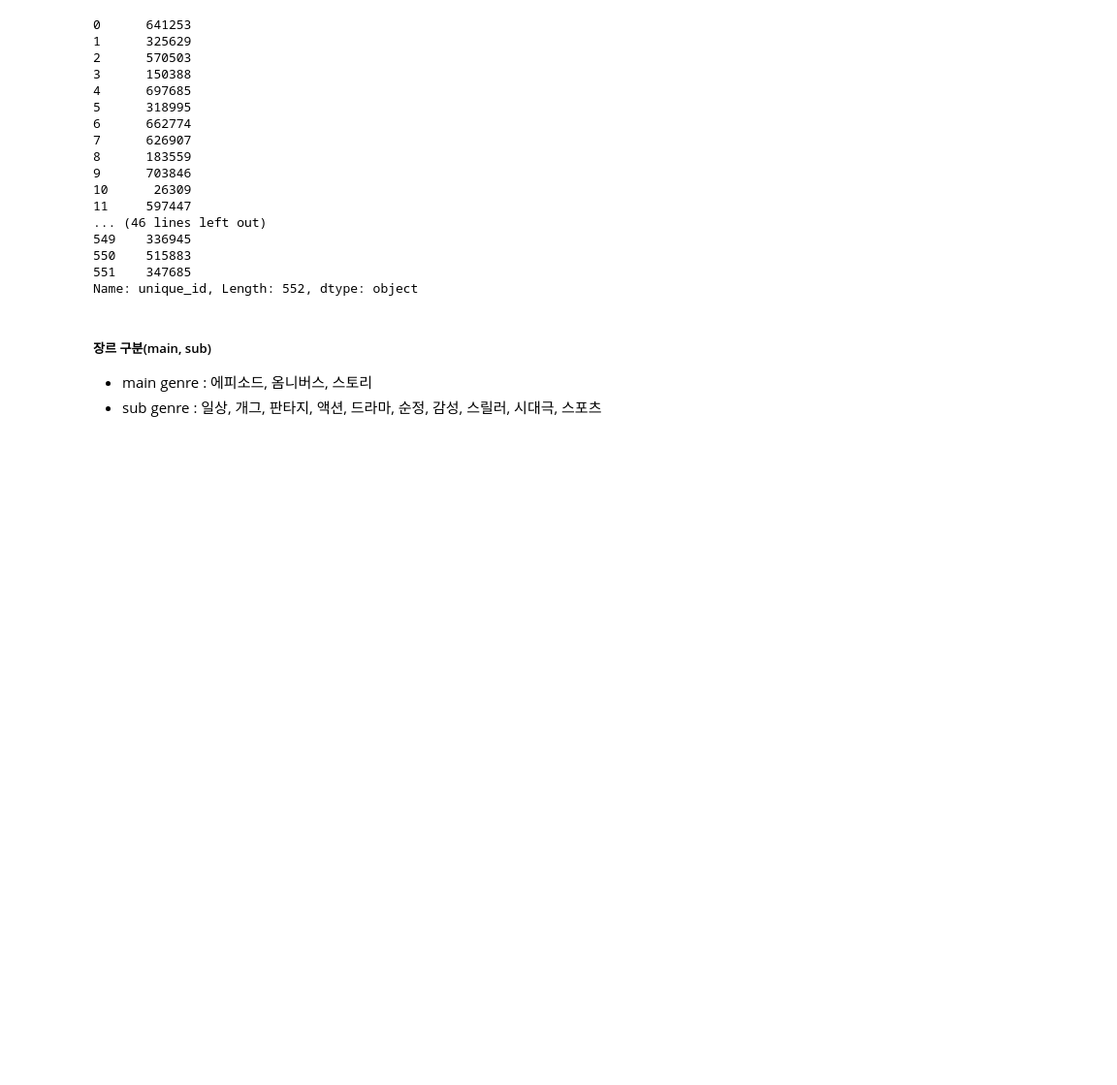
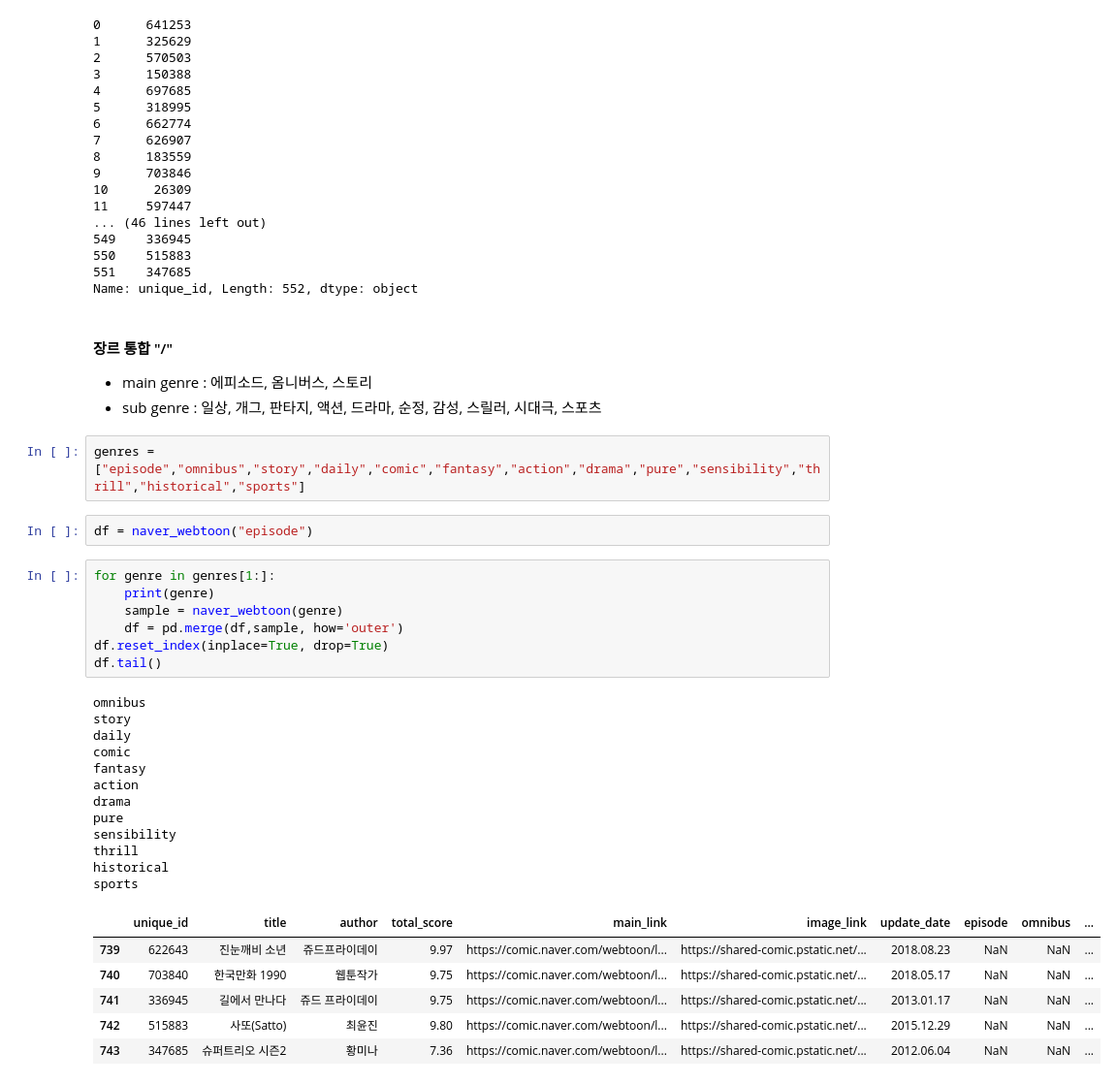
Before and after one commit to brightscannon/Webtoon_recommand_system, a Jupyter notebook: Crawling_test_Juno.ipynb, the cells around one changed output. Shown at 97% size. Saved outputs shown, nothing was run; the diff lists cells and outputs as text; blank space fills up the shorter version.

```diff
--- a/Crawling_test_Juno.ipynb
+++ b/Crawling_test_Juno.ipynb
@@ -217,6 +246,36 @@ story_df['unique_id']
 551    347685
 Name: unique_id, Length: 552, dtype: object
 # %% [markdown]
-##### 장르 구분(main, sub)
+#### 장르 통합  "/"
 - main genre : 에피소드, 옴니버스, 스토리
 - sub genre : 일상, 개그, 판타지, 액션, 드라마, 순정, 감성, 스릴러, 시대극, 스포츠
+# %%
+genres = ["episode","omnibus","story","daily","comic","fantasy","action","drama","pure","sensibility","thrill","historical","sports"]
+# %%
+df = naver_webtoon("episode")
+# %%
+for genre in genres[1:]:
+    print(genre)
+    sample = naver_webtoon(genre)
+    df = pd.merge(df,sample, how='outer')
+df.reset_index(inplace=True, drop=True)
+df.tail()
+# %% [output]
+omnibus
+story
+daily
+comic
+fantasy
+action
+drama
+pure
+sensibility
+thrill
+historical
+sports
+|  | unique_id | title | author | total_score | main_link | image_link | update_date | episode | omnibus | ... |
+| 739 | 622643 | 진눈깨비 소년 | 쥬드프라이데이 | 9.97 | https://comic.naver.com/webtoon/l... | https://shared-comic.pstatic.net/... | 2018.08.23 | NaN | NaN | ... |
+| 740 | 703840 | 한국만화 1990 | 웹툰작가 | 9.75 | https://comic.naver.com/webtoon/l... | https://shared-comic.pstatic.net/... | 2018.05.17 | NaN | NaN | ... |
+| 741 | 336945 | 길에서 만나다 | 쥬드 프라이데이 | 9.75 | https://comic.naver.com/webtoon/l... | https://shared-comic.pstatic.net/... | 2013.01.17 | NaN | NaN | ... |
+| 742 | 515883 | 사또(Satto) | 최윤진 | 9.80 | https://comic.naver.com/webtoon/l... | https://shared-comic.pstatic.net/... | 2015.12.29 | NaN | NaN | ... |
+| 743 | 347685 | 슈퍼트리오 시즌2 | 황미나 | 7.36 | https://comic.naver.com/webtoon/l... | https://shared-comic.pstatic.net/... | 2012.06.04 | NaN | NaN | ... |
```
Also changed, not shown: parts of 15 cells of this notebook.
